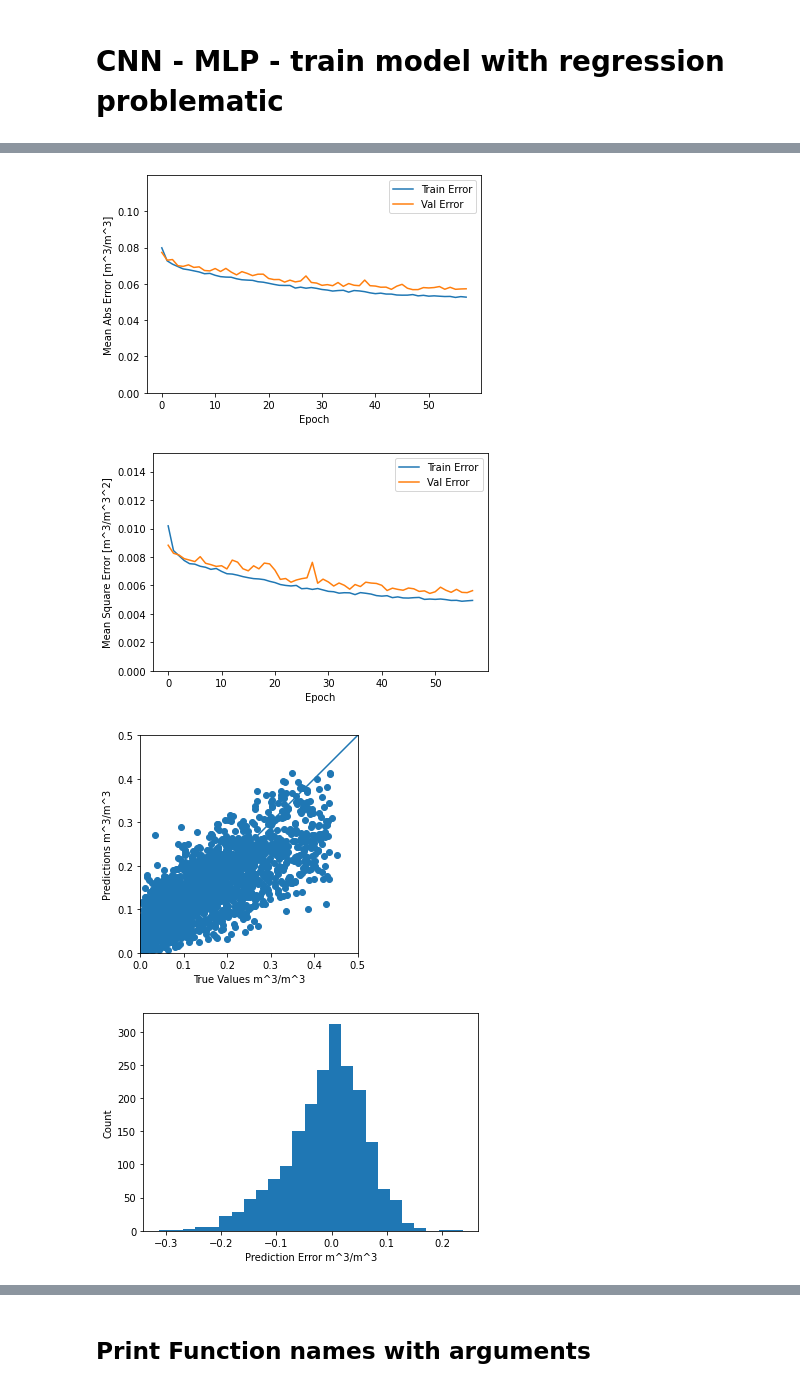
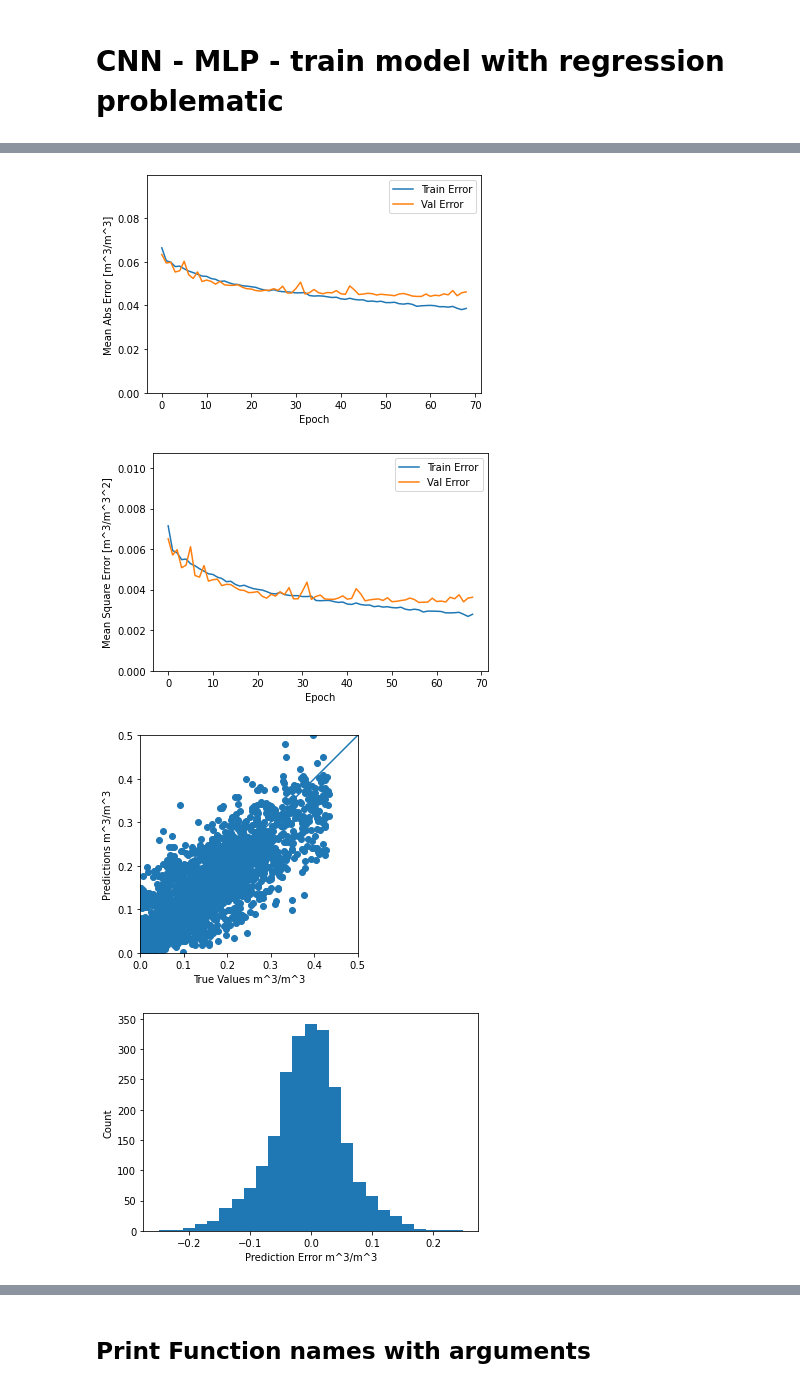
Before and after one commit to till90/irrigation_detection, a Jupyter notebook: jupyter_notebooks/CNN_MLP_Regression_soil_moisture.ipynb, the cells around one changed output, grey strips where cells are left out. Saved outputs shown, nothing was run; the diff lists cells and outputs as text; code cells hidden in the pictures.

```diff
--- a/jupyter_notebooks/CNN_MLP_Regression_soil_moisture.ipynb
+++ b/jupyter_notebooks/CNN_MLP_Regression_soil_moisture.ipynb
@@ -267,19 +280,22 @@ features_selected = ['day_of_year', 'VV', 'VH', 'angle', 'platform_A', 'platform
 networks_all = {'Germany' : ['TERENO'],'Austria' : ['WEGERENET']}
 # %%
 model, gdf = mlp_lr_sm(
-    paths = 'C://Users/USER/Desktop/Master_Irrigation/03_GIS/ground_trouth/CNN_data/*',
-    features = features_selected,
+    paths = 'C://Users/USER/Desktop/Master_Irrigation/03_GIS/ground_trouth/CNN_data_30m/*',
+    features = ['VV', 'VH', 'angle', 'NDVI', 'platform_A', 'platform_B', 'orbit_ASCENDING',
+                'orbit_DESCENDING', 'day_of_year','mean_2m_air_temperature','maximum_2m_air_temperature',
+                'minimum_2m_air_temperature', 'Blue', 'Green', 'Red', 'RedEdge1', 'RedEdge2', 'RedEdge3',
+                'RedEdge4', 'NIR', 'WaterVapor', 'SWIR1', 'SWIR2', 'soil_moisture'],
     y_label = 'soil_moisture',
     networks = None,
     stations = None,
     climates = None,
     use_date_as_var = True,
     ndvi_low = 0,
-    ndvi_high = 0.4,
+    ndvi_high = 0.6,
     allow_frozen_state = 'no',
-    loss_function = 'mae',       # 'mae', 'sparse_categorical_crossentropy'
+    loss_function = 'mean_absolute_error',       # 'mae', 'sparse_categorical_crossentropy'
     optimizer =  'Adam',    # Ftrl adam, Adamax Nadam  'RMSprop',  SGD  RMSprop  Adam  Adadelta  Adagrad
-    metrics = ['mae', 'mse', 'accuracy'],
-    save_to = r'C:\Users\USER\Desktop\Master_Irrigation\03_GIS\cnn_models\basic_ssm'
+    metrics = ['mean_absolute_error', 'mean_squared_error', 'accuracy'],
+    save_to = None#'C://Users/USER/Desktop/Master_Irrigation/03_GIS/cnn_models/ssm_30m'
     )
 # %% [output]
@@ -303,7 +319,7 @@ INFO:tensorflow:Assets written to: C:\Users\USER\Desktop\Master_Irrigation\03_GI
-[figure, old version]
+[figure, new version]
-[figure, old version]
+[figure, new version]
-[figure, old version]
+[figure, new version]
-[figure, old version]
+[figure, new version]
 # %%
 model_30m, gdf_30m = mlp_lr_sm(
     paths = 'C://Users/USER/Desktop/Master_Irrigation/03_GIS/ground_trouth/CNN_data_30m/*',
```
Also changed, not shown: parts of 5 cells of this notebook, 3 other files.
